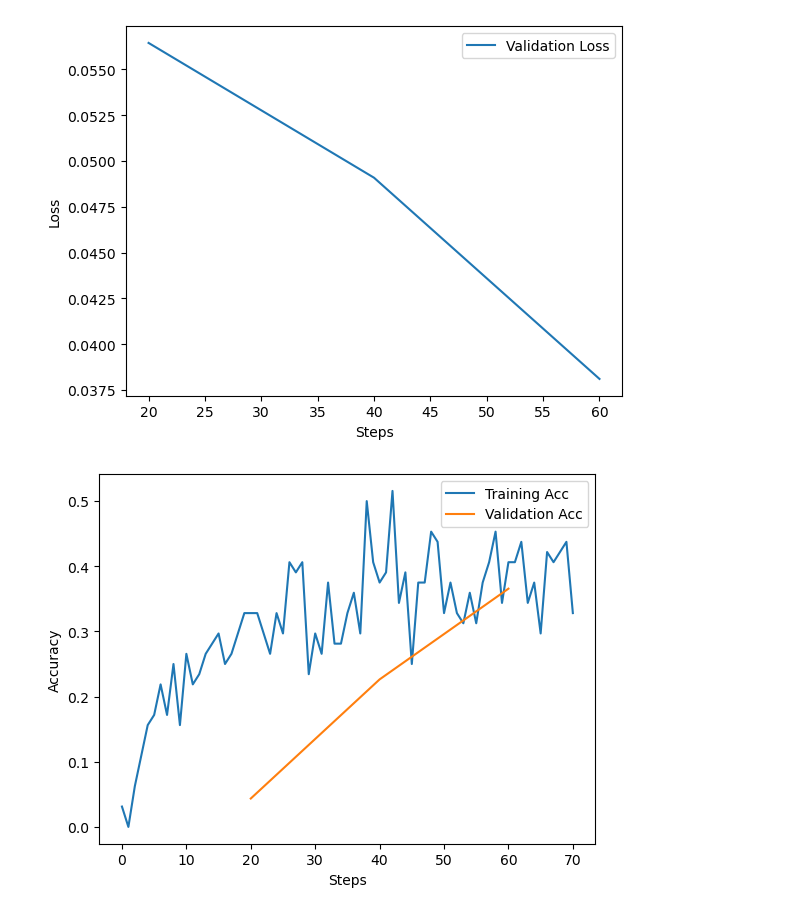
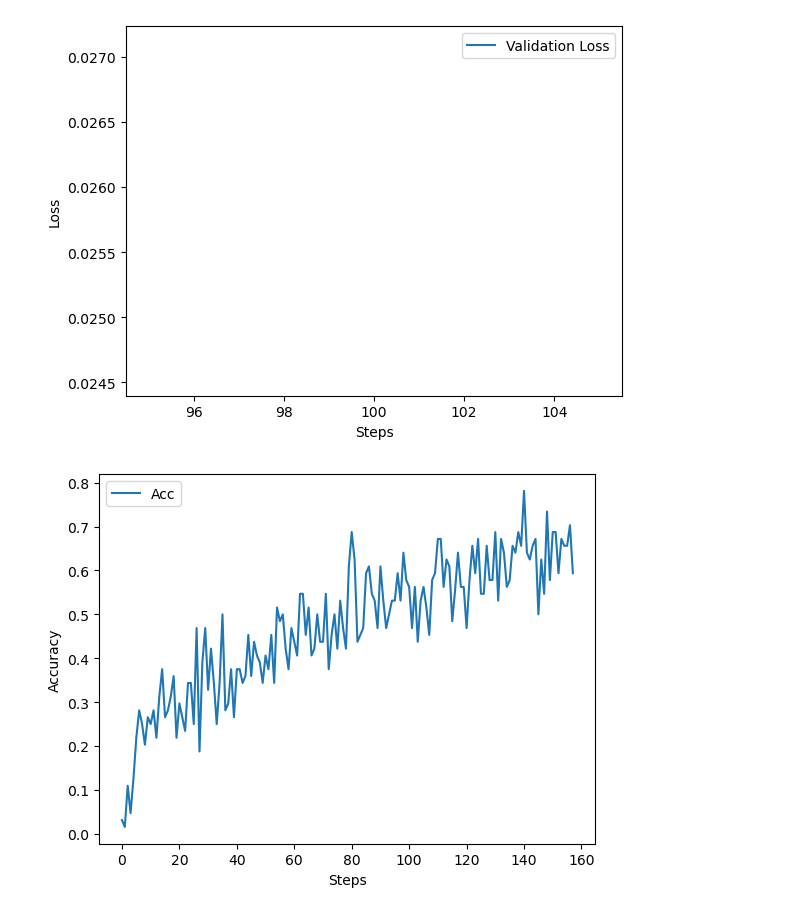
Before and after one commit to mehardsingh/point-transformer-cardinality-reduction, a Jupyter notebook: notebooks/plot_progress2.ipynb, the cells around one changed output. Cells and saved outputs as stored; diff of their text form; code cells hidden in the pictures.

Commit message:
Adding pt_merged

```diff
--- a/notebooks/plot_progress2.ipynb
+++ b/notebooks/plot_progress2.ipynb
@@ -5,7 +5,8 @@ if "notebooks" == os.path.abspath('.')[-9:]: os.chdir("..")
 import pandas as pd
 import matplotlib.pyplot as plt
 # %%
-progress = pd.read_csv("outputs/pointnet/progress.csv")
+# progress = pd.read_csv("outputs/point_transformer/progress.csv")[:158]
+progress = pd.read_csv("outputs/pt_merged/progress.csv")
 progress
 # %% [output]
 |  | step | T_Loss | T_Accuracy | T_Precision | T_Recall | T_F1 | V_Loss | V_Accuracy | V_Precision | ... |
@@ -48,16 +53,16 @@ plt.ylabel('Loss')
 plt.legend()
 plt.show()
 # %% [output]
-[figure, old version]
+[figure, new version]
 # %%
-plt.plot(train_steps, train_acc, label='Training Acc')
-plt.plot(val_steps, val_acc, label='Validation Acc')
+plt.plot(train_steps, train_acc, label='Acc')
+# plt.plot(val_steps, val_acc, label='Validation Acc')
 plt.xlabel('Steps')
 plt.ylabel('Accuracy')
 plt.legend()
 plt.show()
 # %% [output]
-[figure, old version]
+[figure, new version]
 # %%
 plt.plot(train_steps, train_f1, label='Training F1')
 plt.plot(val_steps, val_f1, label='Validation F1')
```
Also changed, not shown: parts of 4 cells of this notebook, 12 other files.
